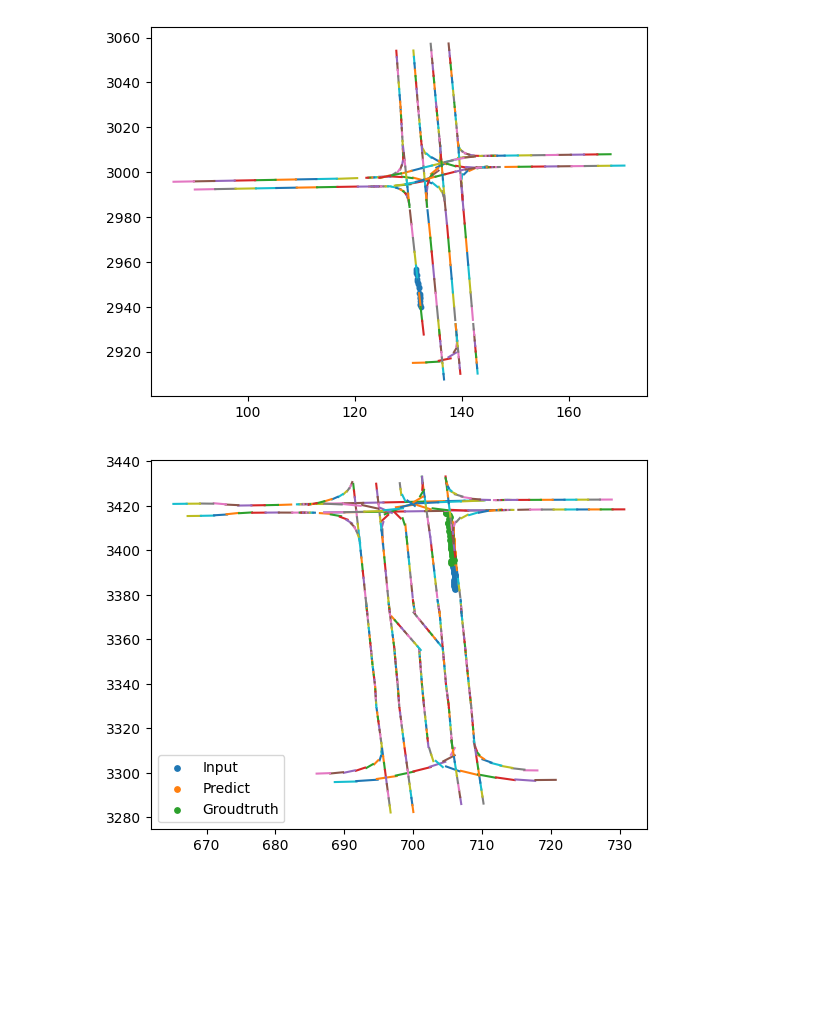
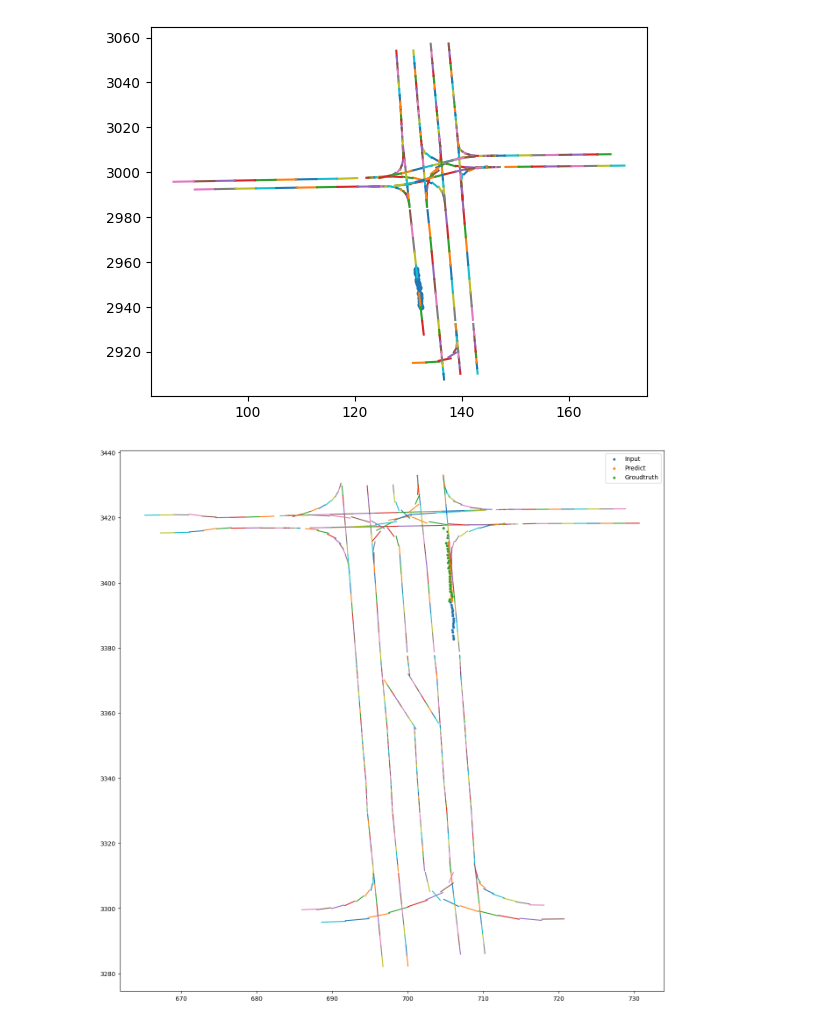
Before and after one commit to Galaxeaaa/cse251b-project, a Jupyter notebook: visualization.ipynb, the cells around one changed output. Drawn from its saved outputs; the diff is of its cells as text; code cells hidden in the pictures; blank space fills up the shorter version.

```diff
--- a/visualization.ipynb
+++ b/visualization.ipynb
@@ -30,41 +30,41 @@ from sklearn.linear_model import LinearRegression
 
 X1 = torch.tensor([i for i in range(19)]).reshape(-1,1)
 X2 = torch.tensor([i for i in range(19,49)]).reshape(-1,1)
 
 sample_idx = 99
 traj_idx = 3
 
 sample = MIA_valid_dataset[sample_idx]
 
-for i in range(len(sample["lane"])):
-    x0,y0 = sample["lane"][i]
-    vx,vy = sample["lane_norm"][i]
-    # print(vx,vy)
-    plt.plot([x0-vx/2,x0+vx/2],[y0-vy/2,y0+vy/2])
-
 lrx = LinearRegression()
 lry = LinearRegression()
 
 p_in,p_out = sample['p_in'],sample['p_out']
 
 px,py = p_in[traj_idx,:,0],p_in[traj_idx,:,1]
 outx,outy = p_out[traj_idx,:,0],p_out[traj_idx,:,1]
 
-plt.scatter(px,py,label = "Input",s = 10)
-
 lrx.fit(X1,px)
 lry.fit(X1,py)
 px_pred = lrx.predict(X2)
 py_pred = lry.predict(X2)
+
+plt.figure(figsize=(16, 16))
+
+for i in range(len(sample["lane"])):
+    x0,y0 = sample["lane"][i]
+    vx,vy = sample["lane_norm"][i]
+    # print(vx,vy)
+    plt.plot([x0-vx/2,x0+vx/2],[y0-vy/2,y0+vy/2])
+
+plt.scatter(px,py,label = "Input",s = 10)
 
 plt.scatter(px_pred,py_pred,label = "Predict",s = 10)
 
 plt.scatter(outx,outy,label = "Groudtruth",s = 10)
 
 plt.legend()
 
-plt.figure(figsize=(6, 6))
-
 plt.show()
 # %% [output]
-[figure, old version]
+[figure, new version]
```
